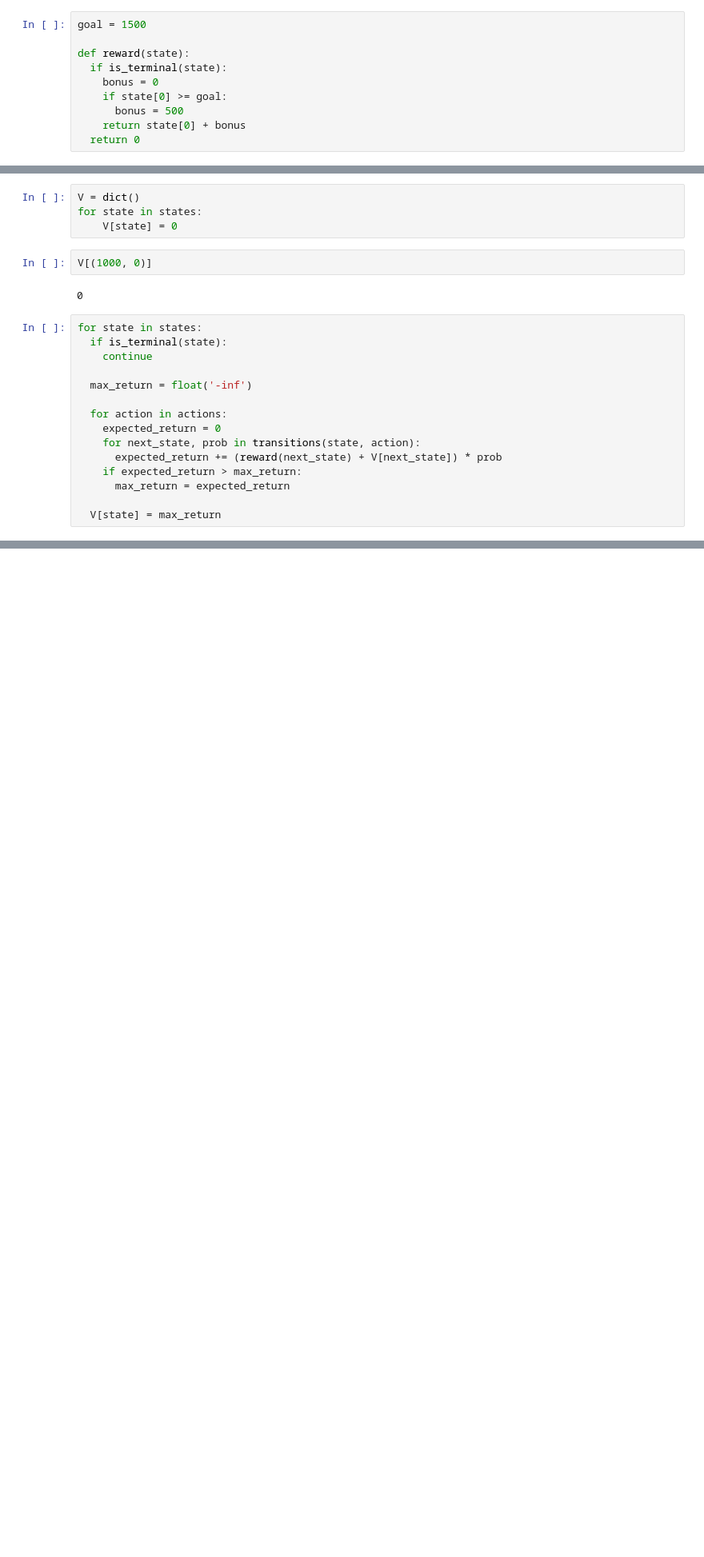
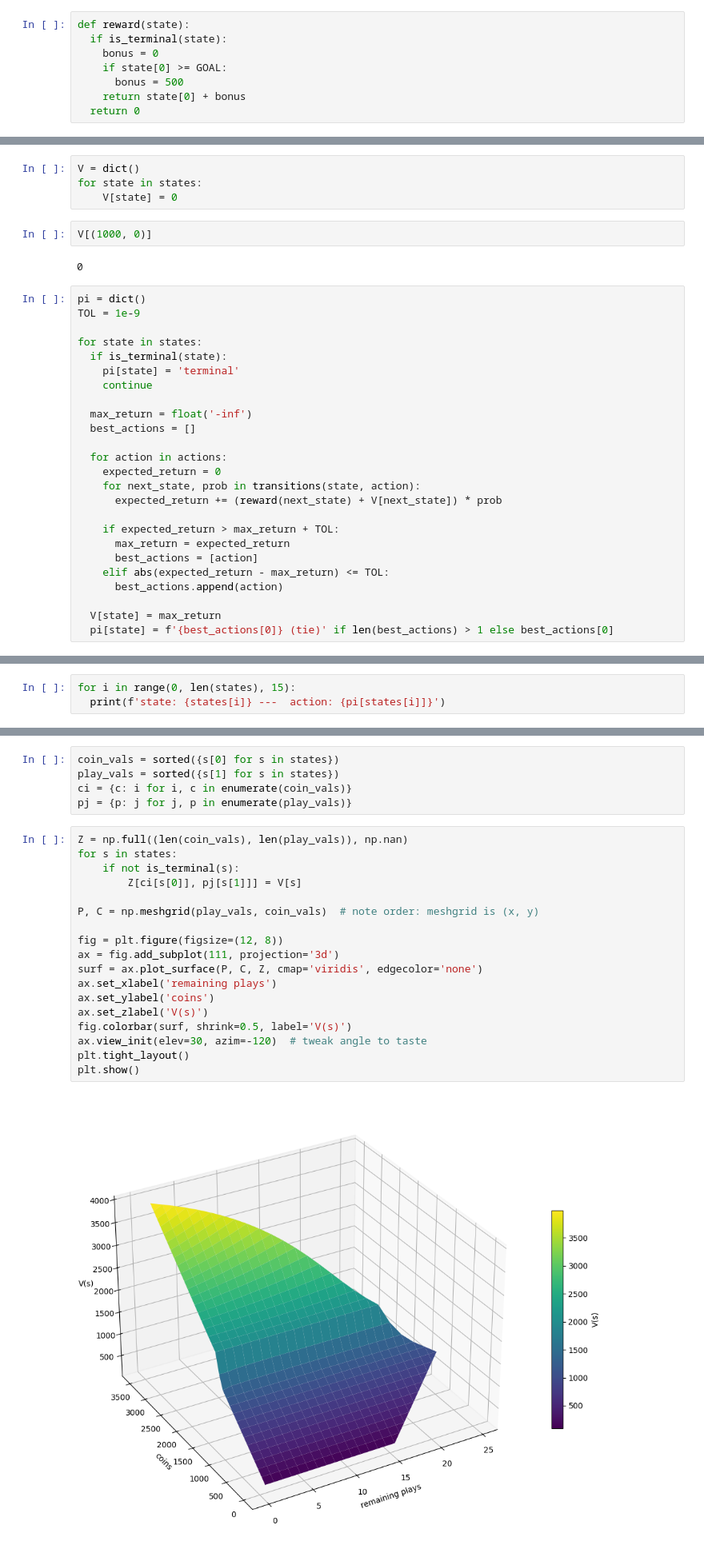
Before and after one commit to mikhail-mat/rl-intro-sutton-barto, a Jupyter notebook: dynamic_programming_gambler_mdp.ipynb, the cells around one changed output, grey strips where cells are left out. Shown at 80% size. Saved outputs shown, nothing was run; the diff lists cells and outputs as text; blank space fills up the shorter version.

```diff
--- a/dynamic_programming_gambler_mdp.ipynb
+++ b/dynamic_programming_gambler_mdp.ipynb
@@ -92,12 +74,10 @@ def transitions(state, action):
   elif action == 'not gamble':
     return [((state[0], state[1]-1), 1.0)]
 # %%
-goal = 1500
-
 def reward(state):
   if is_terminal(state):
     bonus = 0
-    if state[0] >= goal:
+    if state[0] >= GOAL:
       bonus = 500
     return state[0] + bonus
   return 0
@@ -112,17 +92,27 @@ V[(1000, 0)]
 # %% [output]
 0
 # %%
+pi = dict()
+TOL = 1e-9
+
 for state in states:
   if is_terminal(state):
+    pi[state] = 'terminal'
     continue
 
   max_return = float('-inf')
+  best_actions = []
 
   for action in actions:
     expected_return = 0
     for next_state, prob in transitions(state, action):
       expected_return += (reward(next_state) + V[next_state]) * prob
-    if expected_return > max_return:
+
+    if expected_return > max_return + TOL:
       max_return = expected_return
+      best_actions = [action]
+    elif abs(expected_return - max_return) <= TOL:
+      best_actions.append(action)
 
   V[state] = max_return
+  pi[state] = f'{best_actions[0]} (tie)' if len(best_actions) > 1 else best_actions[0]
@@ -191,0 +119,3 @@ def classify(state):
+# %%
+for i in range(0, len(states), 15):
+  print(f'state: {states[i]} ---  action: {pi[states[i]]}')
@@ -192 +147,26 @@ def classify(state):
+# %%
+coin_vals = sorted({s[0] for s in states})
+play_vals = sorted({s[1] for s in states})
+ci = {c: i for i, c in enumerate(coin_vals)}
+pj = {p: j for j, p in enumerate(play_vals)}
+# %%
+Z = np.full((len(coin_vals), len(play_vals)), np.nan)
+for s in states:
+    if not is_terminal(s):
+        Z[ci[s[0]], pj[s[1]]] = V[s]
+
+P, C = np.meshgrid(play_vals, coin_vals)  # note order: meshgrid is (x, y)
+
+fig = plt.figure(figsize=(12, 8))
+ax = fig.add_subplot(111, projection='3d')
+surf = ax.plot_surface(P, C, Z, cmap='viridis', edgecolor='none')
+ax.set_xlabel('remaining plays')
+ax.set_ylabel('coins')
+ax.set_zlabel('V(s)')
+fig.colorbar(surf, shrink=0.5, label='V(s)')
+ax.view_init(elev=30, azim=-120)  # tweak angle to taste
+plt.tight_layout()
+plt.show()
+# %% [output]
+[figure, added]
 # %%
```
Also changed, not shown: parts of 15 cells of this notebook.
